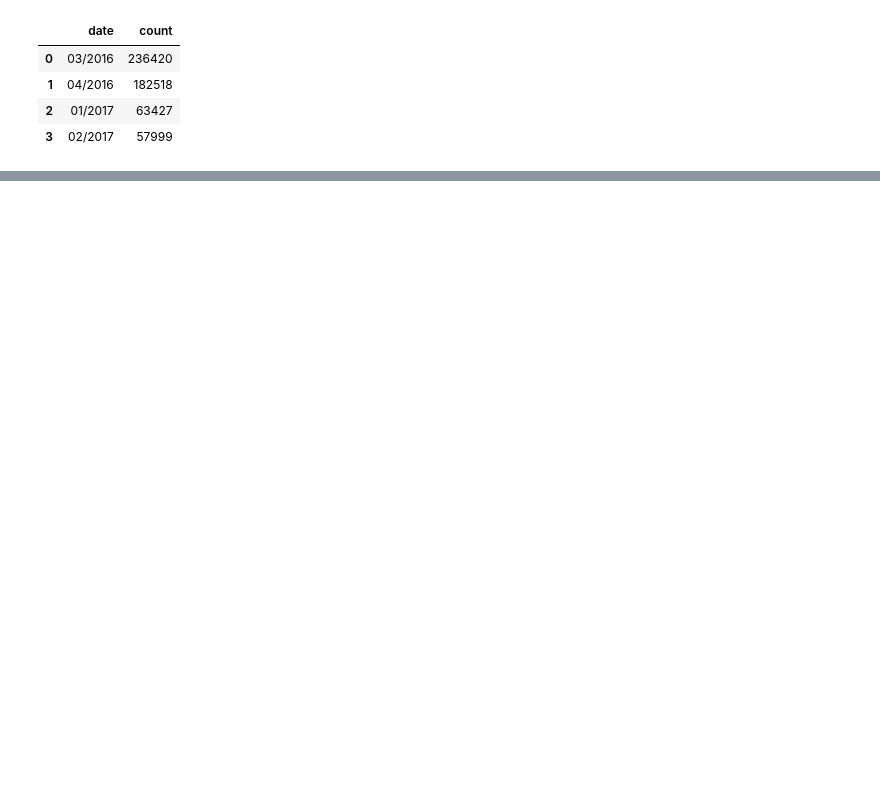
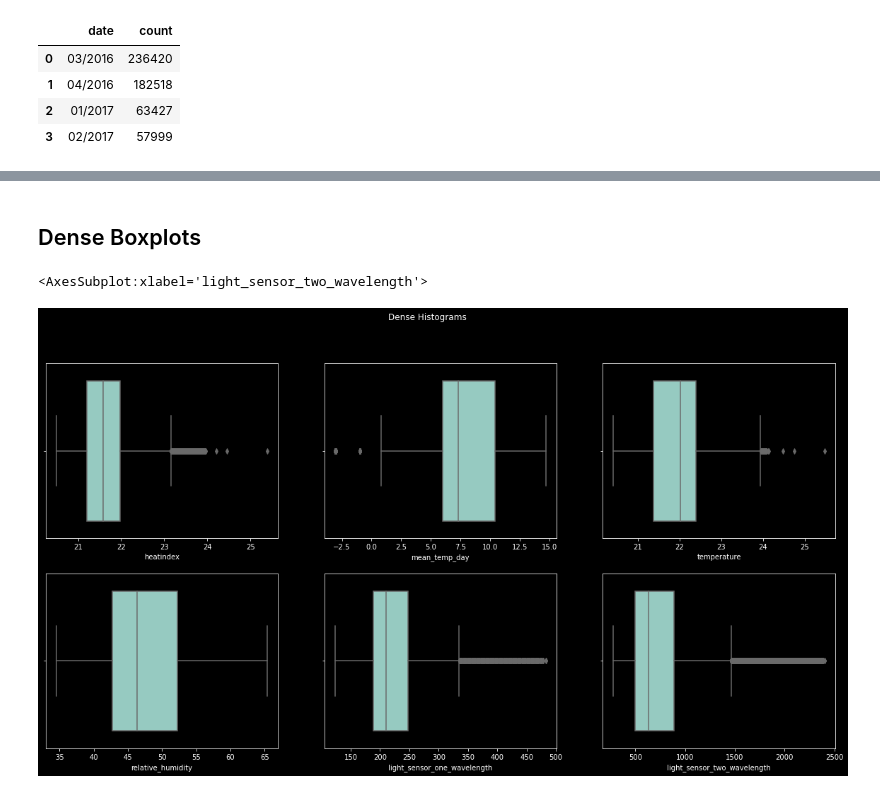
Before and after one commit to AvansETI/SmartGridAI, a Jupyter notebook: B4B Human Wellbeing Prediction/data_analysis/univariate_analysis_dense.ipynb, the cells around one changed output, grey strips where cells are left out. Cells and saved outputs as stored; diff of their text form; code cells hidden in the pictures; blank space fills up the shorter version.

Commit message:
Added boxplots to univariate analysis

```diff
--- a/B4B Human Wellbeing Prediction/data_analysis/univariate_analysis_dense.ipynb
+++ b/B4B Human Wellbeing Prediction/data_analysis/univariate_analysis_dense.ipynb
@@ -68,0 +71,14 @@ ValueError: Could not interpret input 'count'
+# %% [markdown]
+## Dense Boxplots
+# %%
+fig, axes = plt.subplots(2, 3, figsize=(20, 10))
+fig.suptitle('Dense Histograms')
+sns.boxplot(ax=axes[0,0],x="heatindex", data=df)
+sns.boxplot(ax=axes[0,1],x="mean_temp_day", data=df)
+sns.boxplot(ax=axes[0,2],x="temperature", data=df)
+sns.boxplot(ax=axes[1,0],x="relative_humidity", data=df)
+sns.boxplot(ax=axes[1,1],x="light_sensor_one_wavelength", data=df)
+sns.boxplot(ax=axes[1,2],x="light_sensor_two_wavelength", data=df)
+# %% [output]
+<AxesSubplot:xlabel='light_sensor_two_wavelength'>
+[figure, added]
```
Also changed, not shown: parts of 2 cells of this notebook, 1 other file.
